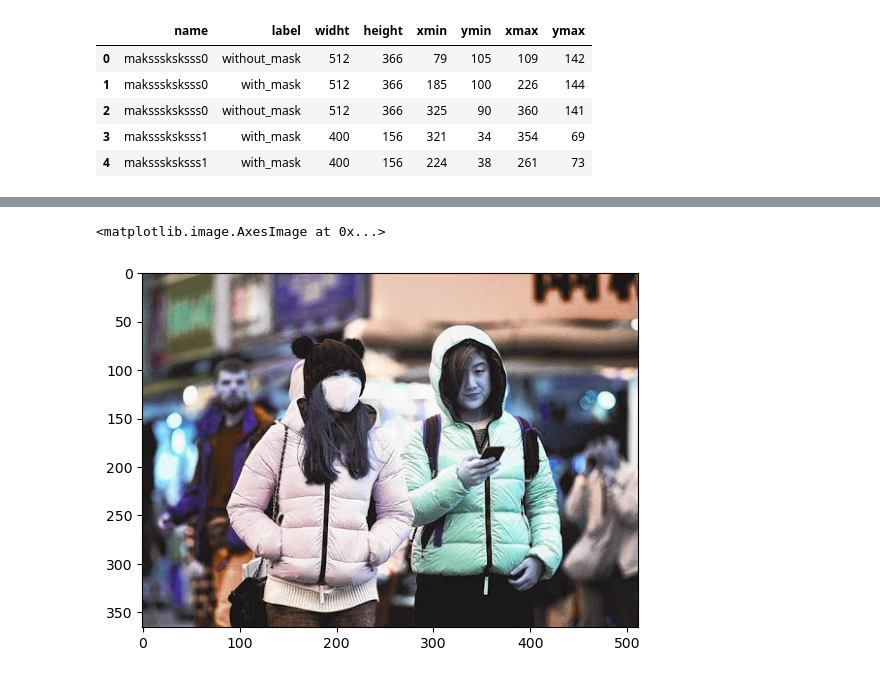
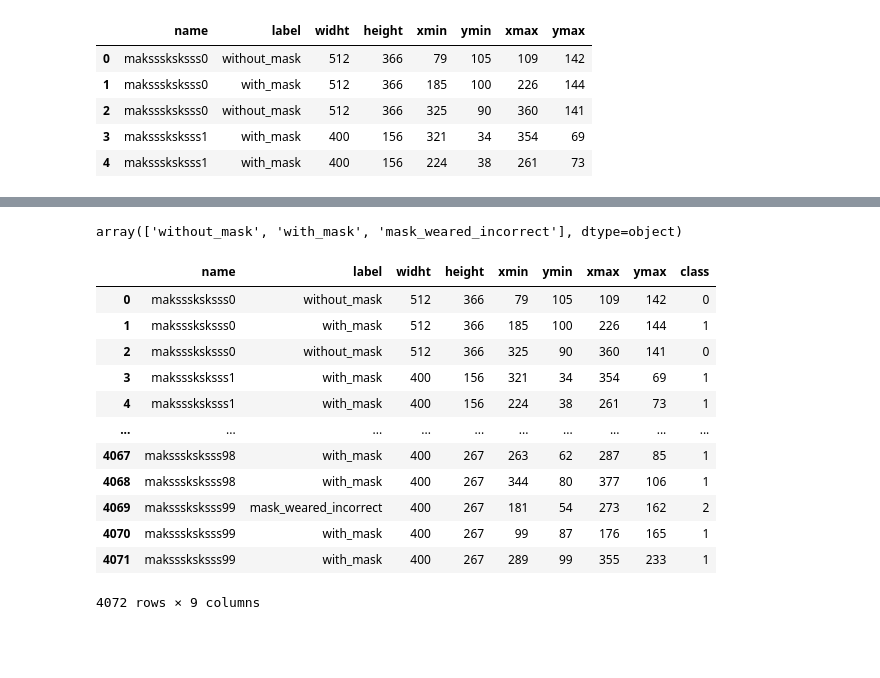
Before and after one commit to Zikarakus/FromWork, a Jupyter notebook: CNN_mask.ipynb, the cells around one changed output, grey strips where cells are left out. Saved outputs shown, nothing was run; the diff lists cells and outputs as text; code cells hidden in the pictures; blank space fills up the shorter version.

```diff
--- a/CNN_mask.ipynb
+++ b/CNN_mask.ipynb
@@ -12,5 +14,5 @@ from torchvision import datasets,transforms,models
 from torch.utils.data import Dataset,DataLoader
 from PIL import Image
 # %%
-img_dir = '/Users/Kirill/lerning/Kaggle/Face Mask Detection/images'             # Путь до файлов
-annot_dir = '/Users/Kirill/lerning/Kaggle/Face Mask Detection/annotations'
+img_dir = '/Users/antipins/Documents/Mask_Detected/images/'             # Путь до файлов
+annot_dir = '/Users/antipins/Documents/Mask_Detected/annotations'
@@ -117,6 +99,4 @@ memory usage: 254.6+ KB
-# %%
-plt.imshow(cv2.imread(os.path.join(img_dir, os.listdir(img_dir)[0])))
-sns.re
-# %% [output]
-<matplotlib.image.AxesImage at 0x...>
-[figure, removed]
+# %%
+data.label.unique()
+# %% [output]
+array(['without_mask', 'with_mask', 'mask_weared_incorrect'], dtype=object)
@@ -122,0 +108,16 @@ sns.re
+# %%
+data
+# %% [output]
+|  | name | label | widht | height | xmin | ymin | xmax | ymax | class |
+| 0 | maksssksksss0 | without_mask | 512 | 366 | 79 | 105 | 109 | 142 | 0 |
+| 1 | maksssksksss0 | with_mask | 512 | 366 | 185 | 100 | 226 | 144 | 1 |
+| 2 | maksssksksss0 | without_mask | 512 | 366 | 325 | 90 | 360 | 141 | 0 |
+| 3 | maksssksksss1 | with_mask | 400 | 156 | 321 | 34 | 354 | 69 | 1 |
+| 4 | maksssksksss1 | with_mask | 400 | 156 | 224 | 38 | 261 | 73 | 1 |
+| ... | ... | ... | ... | ... | ... | ... | ... | ... | ... |
+| 4067 | maksssksksss98 | with_mask | 400 | 267 | 263 | 62 | 287 | 85 | 1 |
+| 4068 | maksssksksss98 | with_mask | 400 | 267 | 344 | 80 | 377 | 106 | 1 |
+| 4069 | maksssksksss99 | mask_weared_incorrect | 400 | 267 | 181 | 54 | 273 | 162 | 2 |
+| 4070 | maksssksksss99 | with_mask | 400 | 267 | 99 | 87 | 176 | 165 | 1 |
+| 4071 | maksssksksss99 | with_mask | 400 | 267 | 289 | 99 | 355 | 233 | 1 |
+4072 rows × 9 columns
```
Also changed, not shown: parts of 29 cells of this notebook.
